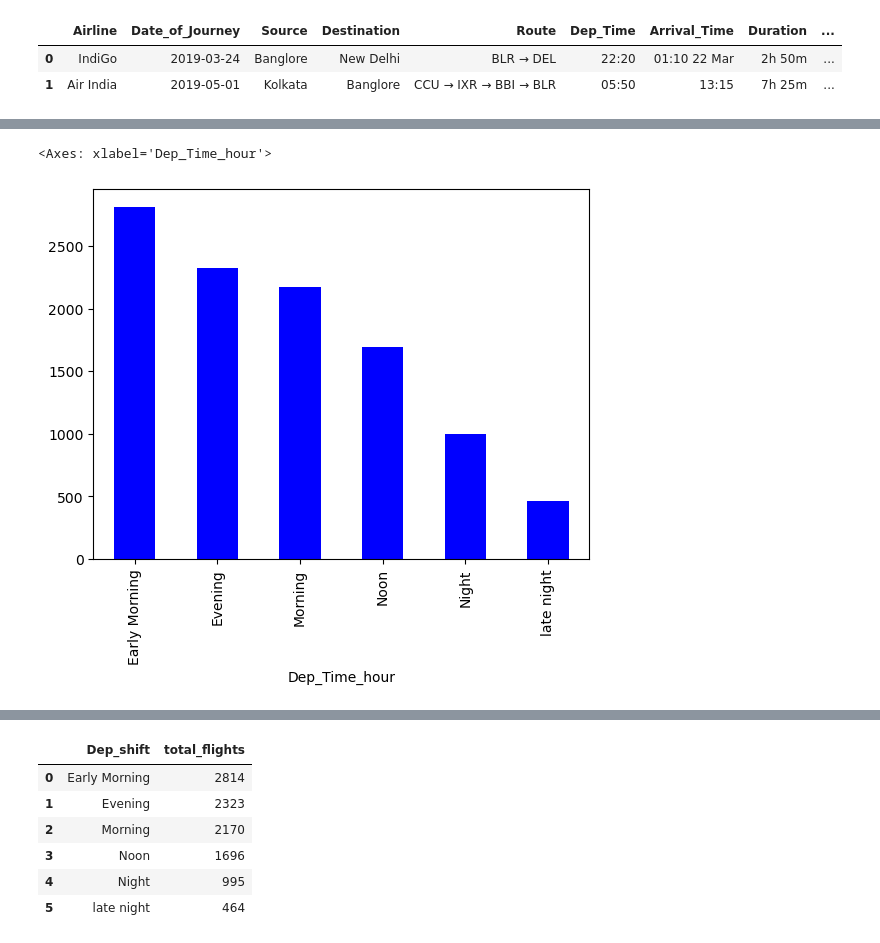
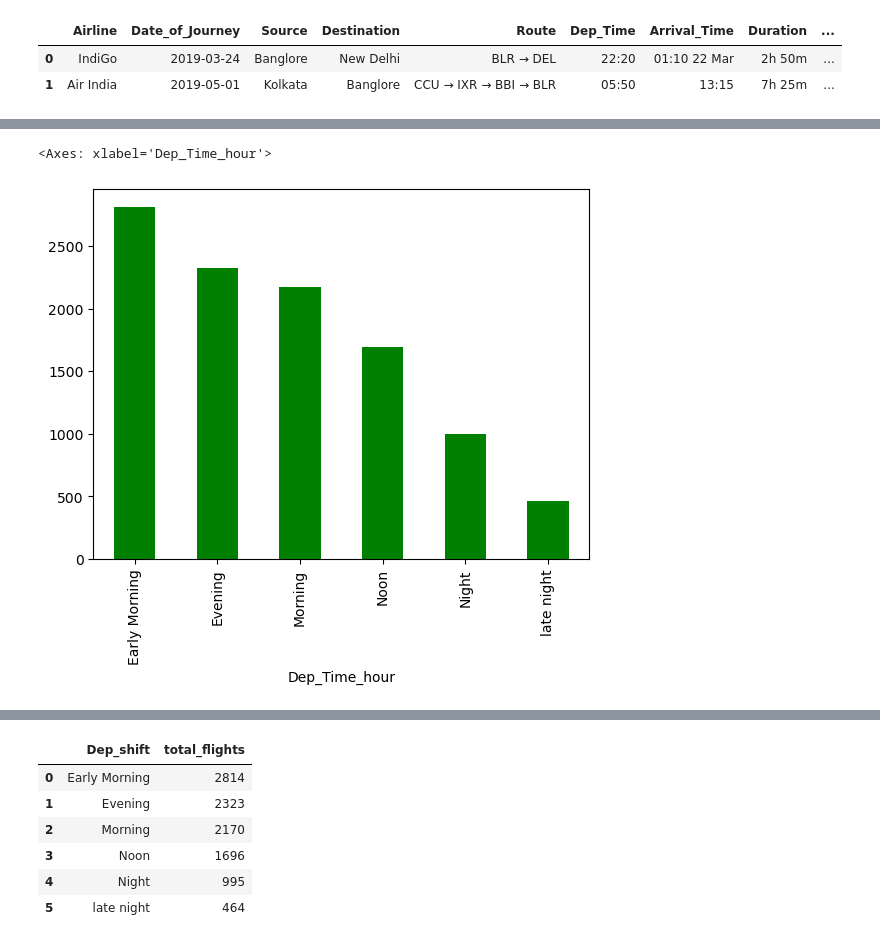
Before and after one commit to Ethan2417/Flight_Prediction_model, a Jupyter notebook: Flight_fare_prediction.ipynb, the cells around one changed output, grey strips where cells are left out. Cells and saved outputs as stored; diff of their text form; code cells hidden in the pictures.

```diff
--- a/Flight_fare_prediction.ipynb
+++ b/Flight_fare_prediction.ipynb
@@ -4,4 +4,5 @@ import numpy as np
 import matplotlib.pyplot as plt
 import seaborn as sns
 # %%
-train_data = pd.read_excel(r"C:\Users\prasa\Downloads\Flight_Price_resources\Data_Train.xlsx")
+train_data = pd.read_excel(r"C:\Users\prasa\Downloads\Flight_Price_resources (1)\Data_Train.xlsx")
+train_data
@@ -187,6 +214,5 @@ def flight_dep_time(x):
 # %%
-#Show number of flights during the day
-data['Dep_Time_hour'].apply(flight_dep_time).value_counts().plot(kind = "bar", color = "b")
+data['Dep_Time_hour'].apply(flight_dep_time).value_counts().plot(kind = "bar", color = "green")
 # %% [output]
 <Axes: xlabel='Dep_Time_hour'>
-[figure, old version]
+[figure, new version]
```
Also changed, not shown: parts of 53 cells of this notebook, 2 other files.
